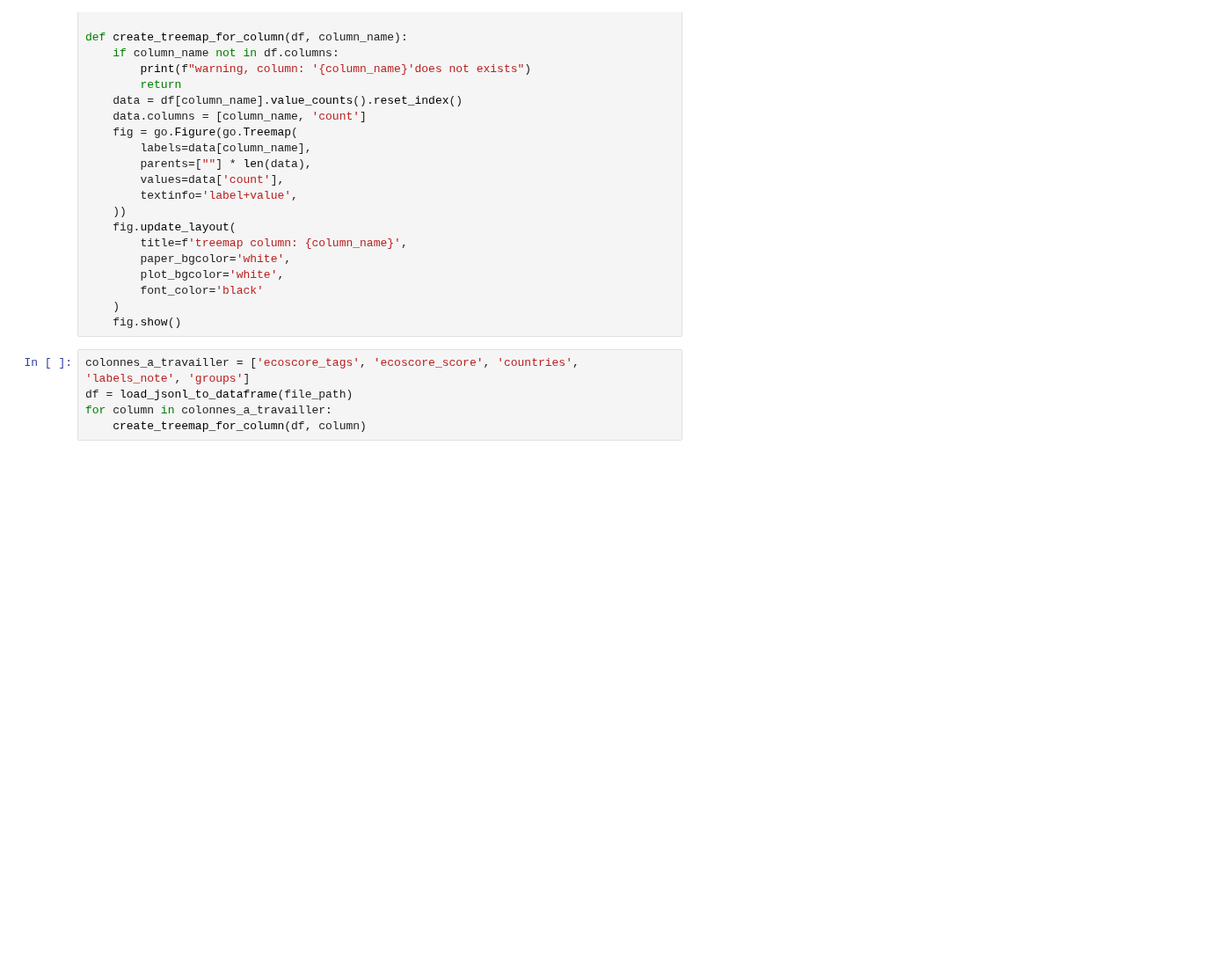
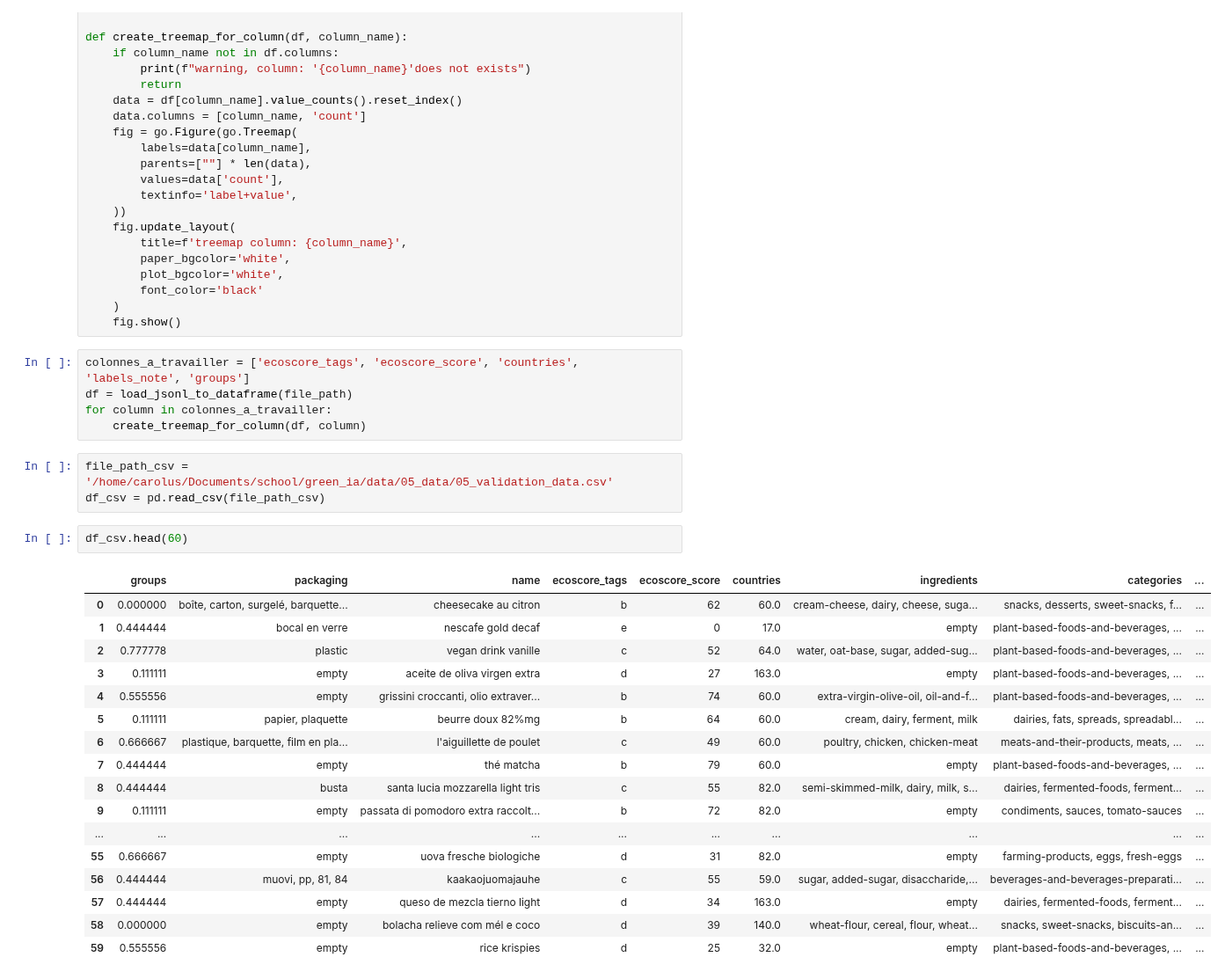
Before and after one commit to CarolusIntelligence/green_ia, a Jupyter notebook: notebooks/dataviz.ipynb, the cells around one changed output. Shown at 88% size. Saved outputs shown, nothing was run; the diff lists cells and outputs as text; blank space fills up the shorter version.

Commit message:
validation pipeline, dataviz valid result

```diff
--- a/notebooks/dataviz.ipynb
+++ b/notebooks/dataviz.ipynb
@@ -122,3 +122,26 @@ colonnes_a_travailler = ['ecoscore_tags', 'ecoscore_score', 'countries', 'labels
 df = load_jsonl_to_dataframe(file_path)
 for column in colonnes_a_travailler:
     create_treemap_for_column(df, column)
+# %%
+file_path_csv = '/home/carolus/Documents/school/green_ia/data/05_data/05_validation_data.csv'
+df_csv = pd.read_csv(file_path_csv)
+# %%
+df_csv.head(60)
+# %% [output]
+|  | groups | packaging | name | ecoscore_tags | ecoscore_score | countries | ingredients | categories | ... |
+| 0 | 0.000000 | boîte, carton, surgelé, barquette... | cheesecake au citron | b | 62 | 60.0 | cream-cheese, dairy, cheese, suga... | snacks, desserts, sweet-snacks, f... | ... |
+| 1 | 0.444444 | bocal en verre | nescafe gold decaf | e | 0 | 17.0 | empty | plant-based-foods-and-beverages, ... | ... |
+| 2 | 0.777778 | plastic | vegan drink vanille | c | 52 | 64.0 | water, oat-base, sugar, added-sug... | plant-based-foods-and-beverages, ... | ... |
+| 3 | 0.111111 | empty | aceite de oliva virgen extra | d | 27 | 163.0 | empty | plant-based-foods-and-beverages, ... | ... |
+| 4 | 0.555556 | empty | grissini croccanti, olio extraver... | b | 74 | 60.0 | extra-virgin-olive-oil, oil-and-f... | plant-based-foods-and-beverages, ... | ... |
+| 5 | 0.111111 | papier, plaquette | beurre doux 82%mg | b | 64 | 60.0 | cream, dairy, ferment, milk | dairies, fats, spreads, spreadabl... | ... |
+| 6 | 0.666667 | plastique, barquette, film en pla... | l'aiguillette de poulet | c | 49 | 60.0 | poultry, chicken, chicken-meat | meats-and-their-products, meats, ... | ... |
+| 7 | 0.444444 | empty | thé matcha | b | 79 | 60.0 | empty | plant-based-foods-and-beverages, ... | ... |
+| 8 | 0.444444 | busta | santa lucia mozzarella light tris | c | 55 | 82.0 | semi-skimmed-milk, dairy, milk, s... | dairies, fermented-foods, ferment... | ... |
+| 9 | 0.111111 | empty | passata di pomodoro extra raccolt... | b | 72 | 82.0 | empty | condiments, sauces, tomato-sauces | ... |
+| ... | ... | ... | ... | ... | ... | ... | ... | ... | ... |
+| 55 | 0.666667 | empty | uova fresche biologiche | d | 31 | 82.0 | empty | farming-products, eggs, fresh-eggs | ... |
+| 56 | 0.444444 | muovi, pp, 81, 84 | kaakaojuomajauhe | c | 55 | 59.0 | sugar, added-sugar, disaccharide,... | beverages-and-beverages-preparati... | ... |
+| 57 | 0.444444 | empty | queso de mezcla tierno light | d | 34 | 163.0 | empty | dairies, fermented-foods, ferment... | ... |
+| 58 | 0.000000 | empty | bolacha relieve com mél e coco | d | 39 | 140.0 | wheat-flour, cereal, flour, wheat... | snacks, sweet-snacks, biscuits-an... | ... |
+| 59 | 0.555556 | empty | rice krispies | d | 25 | 32.0 | empty | plant-based-foods-and-beverages, ... | ... |
```
Also changed, not shown: parts of 8 cells of this notebook, 7 other files.
